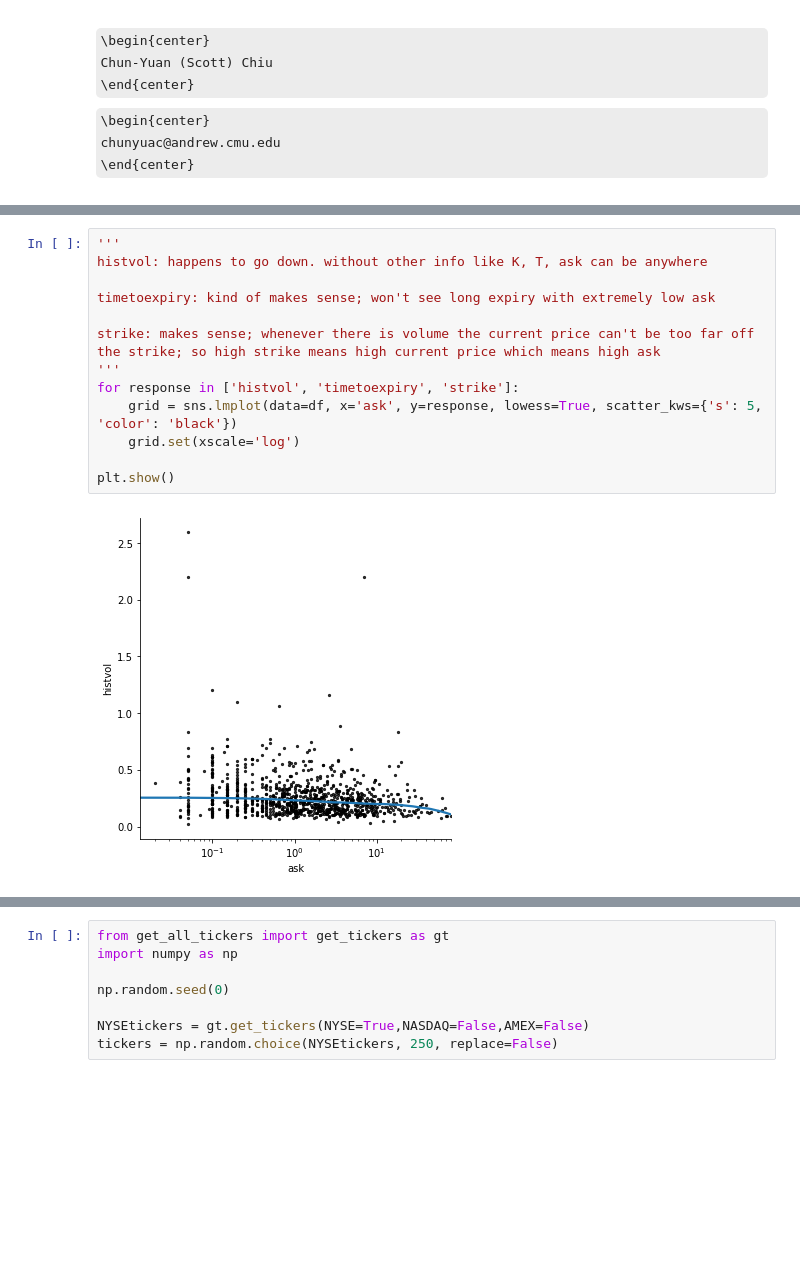
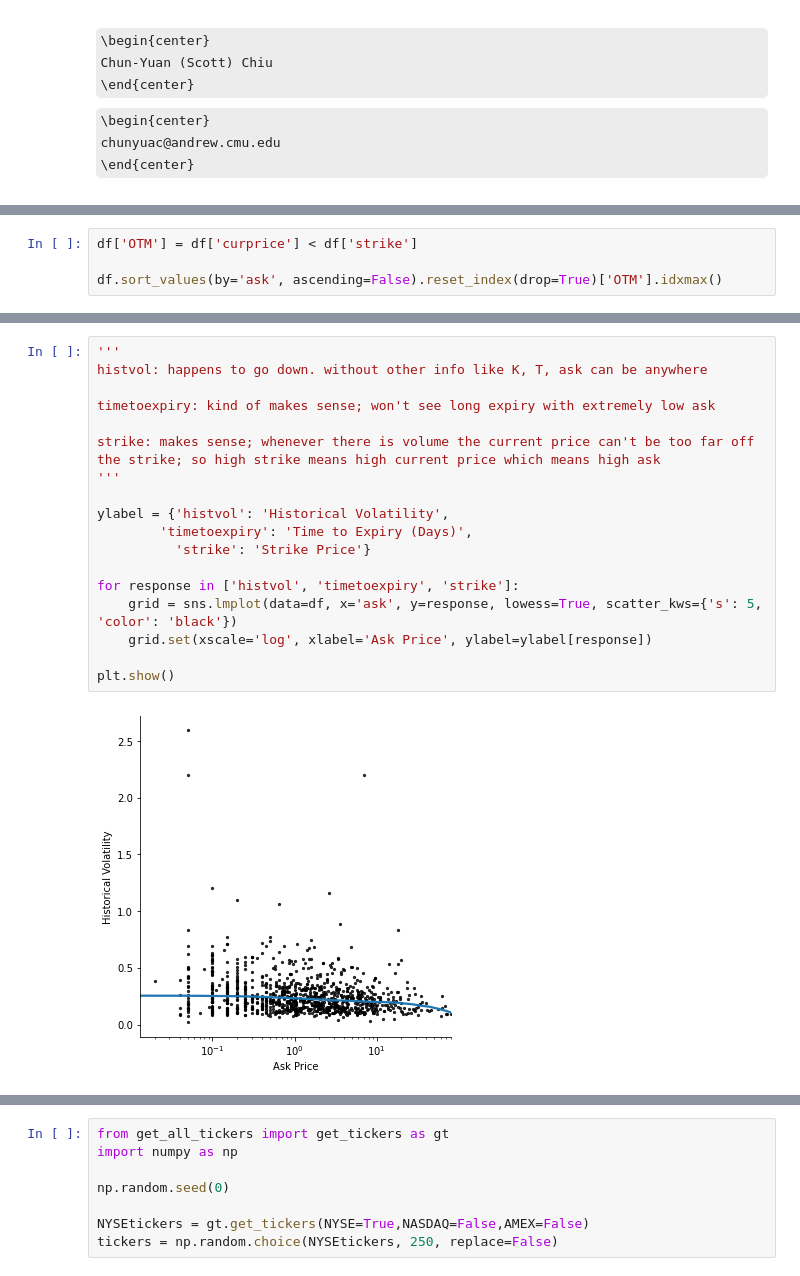
Before and after one commit to beginnerSC/mscf_hw, a Jupyter notebook: FDS II/Homework #3.ipynb, the cells around one changed output, grey strips where cells are left out. Cells and saved outputs as stored; diff of their text form; some formulas as TeX source; blank space fills up the shorter version.

```diff
--- a/FDS II/Homework #3.ipynb
+++ b/FDS II/Homework #3.ipynb
@@ -34,0 +27,4 @@ df.sort_values(by='timetoexpiry').tail()
+# %%
+df['OTM'] = df['curprice'] < df['strike']
+
+df.sort_values(by='ask', ascending=False).reset_index(drop=True)['OTM'].idxmax()
@@ -35,15 +39,20 @@ df.sort_values(by='timetoexpiry').tail()
 # %%
 '''
 histvol: happens to go down. without other info like K, T, ask can be anywhere
 
 timetoexpiry: kind of makes sense; won't see long expiry with extremely low ask
 
 strike: makes sense; whenever there is volume the current price can't be too far off the strike; so high strike means high current price which means high ask
 '''
+
+ylabel = {'histvol': 'Historical Volatility',
+        'timetoexpiry': 'Time to Expiry (Days)',
+          'strike': 'Strike Price'}
+
 for response in ['histvol', 'timetoexpiry', 'strike']:
     grid = sns.lmplot(data=df, x='ask', y=response, lowess=True, scatter_kws={'s': 5, 'color': 'black'})
-    grid.set(xscale='log')
+    grid.set(xscale='log', xlabel='Ask Price', ylabel=ylabel[response])
 
 plt.show()
 # %% [output]
-[figure, old version]
+[figure, new version]
```
Also changed, not shown: parts of 7 cells of this notebook.
